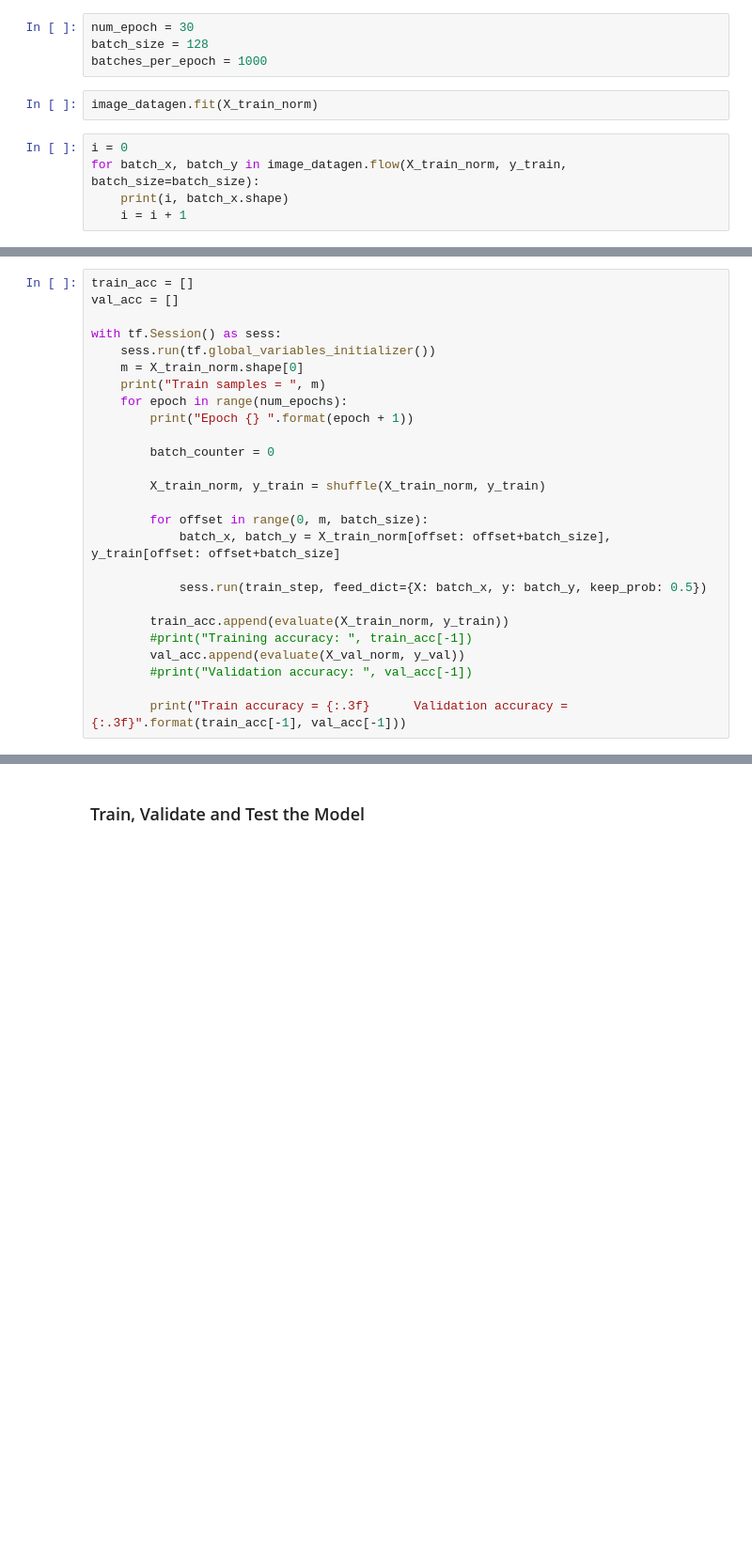
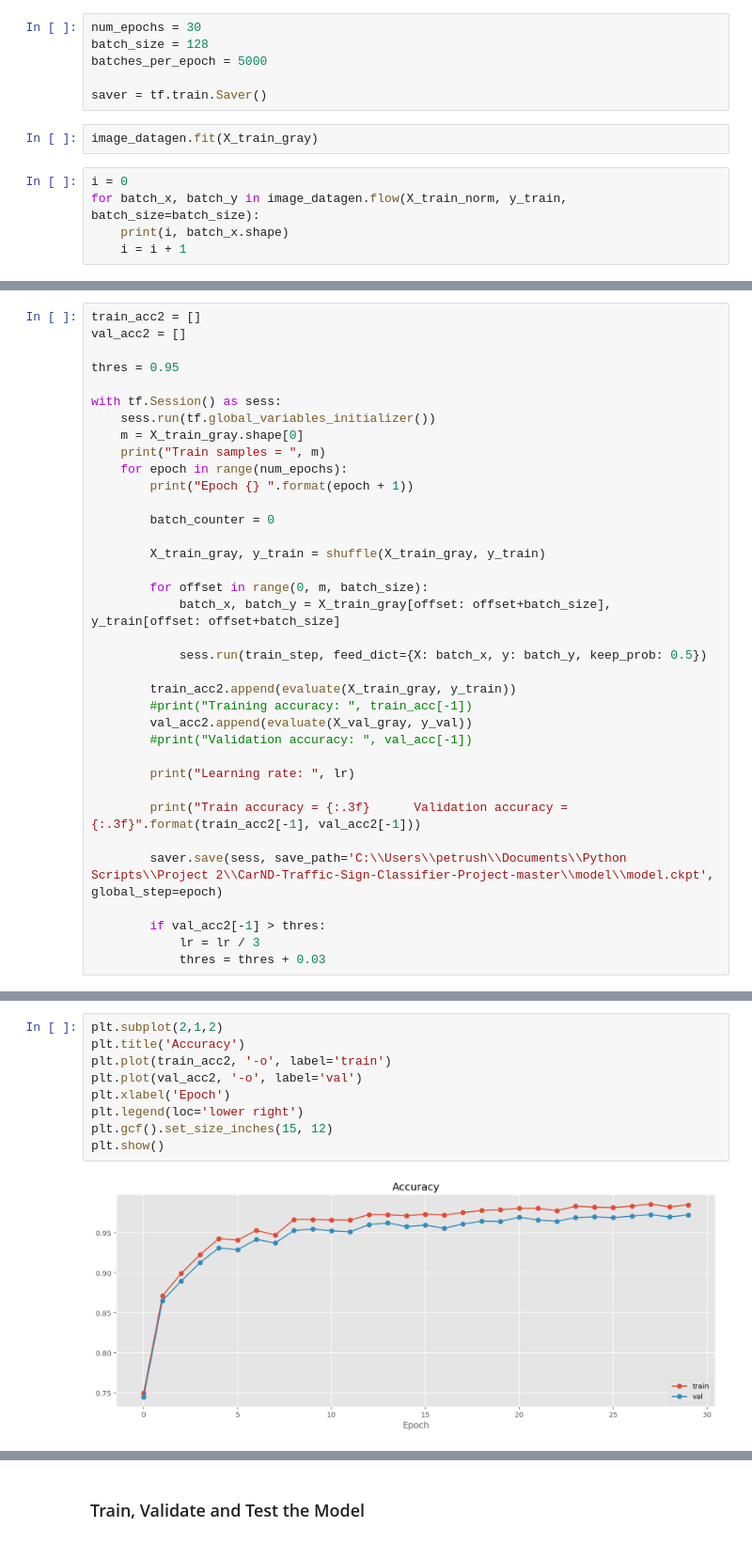
Before and after one commit to mike9251/SDC, a Jupyter notebook: CarND-Traffic-Sign-Classifier-Project-master/Traffic_Sign_Classifier.ipynb, the cells around one changed output, grey strips where cells are left out. Shown at 94% size. Drawn from its saved outputs; the diff is of its cells as text; blank space fills up the shorter version.

```diff
--- a/CarND-Traffic-Sign-Classifier-Project-master/Traffic_Sign_Classifier.ipynb
+++ b/CarND-Traffic-Sign-Classifier-Project-master/Traffic_Sign_Classifier.ipynb
@@ -469,11 +519,13 @@ def evaluate(X_data, y_data, batch_size=64):
 
     return total_acc / m
 # %%
-num_epoch = 30
+num_epochs = 30
 batch_size = 128
-batches_per_epoch = 1000
+batches_per_epoch = 5000
+
+saver = tf.train.Saver()
 # %%
-image_datagen.fit(X_train_norm)
+image_datagen.fit(X_train_gray)
 # %%
 i = 0
 for batch_x, batch_y in image_datagen.flow(X_train_norm, y_train, batch_size=batch_size):
@@ -508,29 +591,39 @@ with tf.Session() as sess:
 # %%
-train_acc = []
-val_acc = []
+train_acc2 = []
+val_acc2 = []
+
+thres = 0.95
 
 with tf.Session() as sess:
     sess.run(tf.global_variables_initializer())
-    m = X_train_norm.shape[0]
+    m = X_train_gray.shape[0]
     print("Train samples = ", m)
     for epoch in range(num_epochs):
         print("Epoch {} ".format(epoch + 1))
 
         batch_counter = 0
 
-        X_train_norm, y_train = shuffle(X_train_norm, y_train)
+        X_train_gray, y_train = shuffle(X_train_gray, y_train)
 
         for offset in range(0, m, batch_size):
-            batch_x, batch_y = X_train_norm[offset: offset+batch_size], y_train[offset: offset+batch_size]
+            batch_x, batch_y = X_train_gray[offset: offset+batch_size], y_train[offset: offset+batch_size]
 
             sess.run(train_step, feed_dict={X: batch_x, y: batch_y, keep_prob: 0.5})
 
-        train_acc.append(evaluate(X_train_norm, y_train))
+        train_acc2.append(evaluate(X_train_gray, y_train))
         #print("Training accuracy: ", train_acc[-1])
-        val_acc.append(evaluate(X_val_norm, y_val))
+        val_acc2.append(evaluate(X_val_gray, y_val))
         #print("Validation accuracy: ", val_acc[-1])
 
-        print("Train accuracy = {:.3f}      Validation accuracy = {:.3f}".format(train_acc[-1], val_acc[-1]))
+        print("Learning rate: ", lr)
+
+        print("Train accuracy = {:.3f}      Validation accuracy = {:.3f}".format(train_acc2[-1], val_acc2[-1]))
+
+        saver.save(sess, save_path='C:\\Users\\petrush\\Documents\\Python Scripts\\Project 2\\CarND-Traffic-Sign-Classifier-Project-master\\model\\model.ckpt', global_step=epoch)
+
+        if val_acc2[-1] > thres:
+            lr = lr / 3
+            thres = thres + 0.03
 # %% [output]
 Train samples =  31367
 Epoch 1
@@ -551,0 +645,11 @@ Evaluate on  31367  samples
+# %%
+plt.subplot(2,1,2)
+plt.title('Accuracy')
+plt.plot(train_acc2, '-o', label='train')
+plt.plot(val_acc2, '-o', label='val')
+plt.xlabel('Epoch')
+plt.legend(loc='lower right')
+plt.gcf().set_size_inches(15, 12)
+plt.show()
+# %% [output]
+[figure, added]
```
Also changed, not shown: parts of 27 cells of this notebook, 10 other files.
